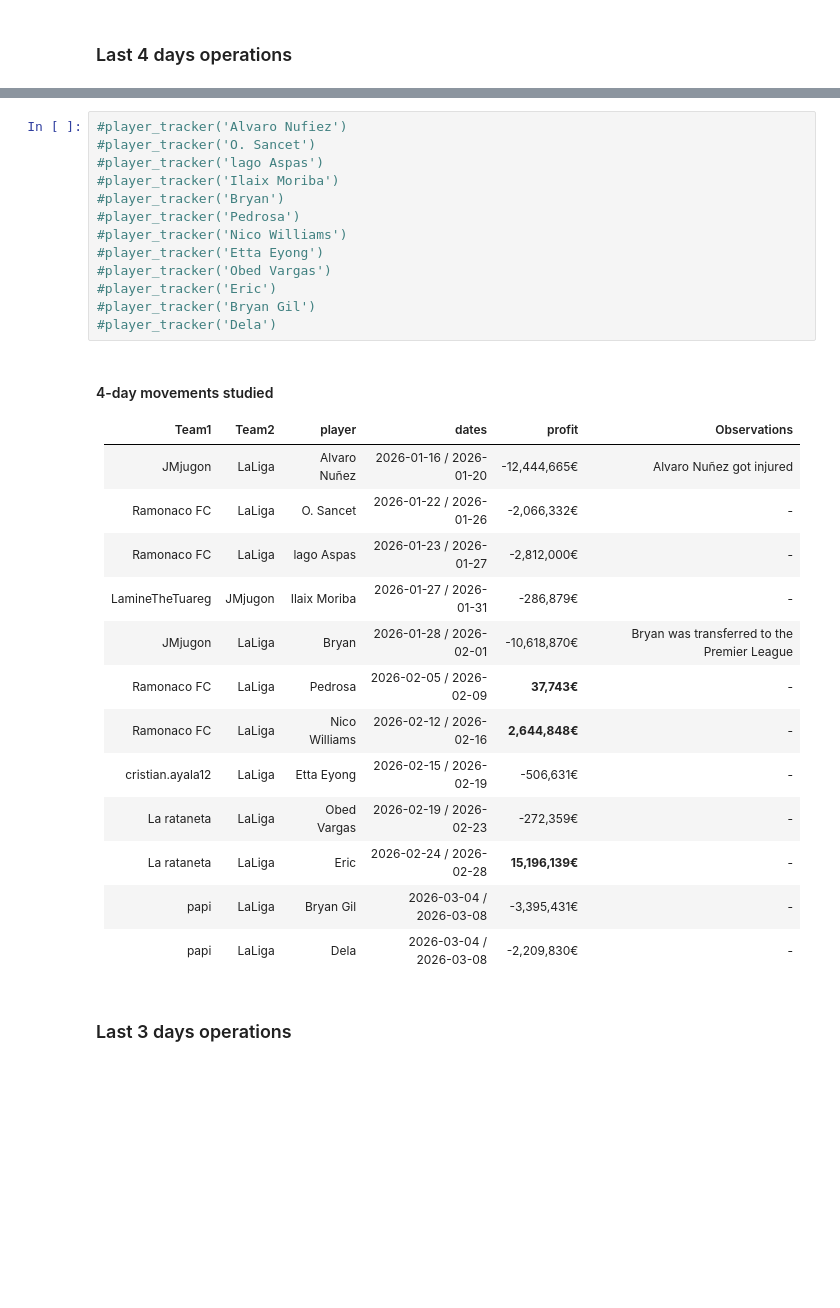
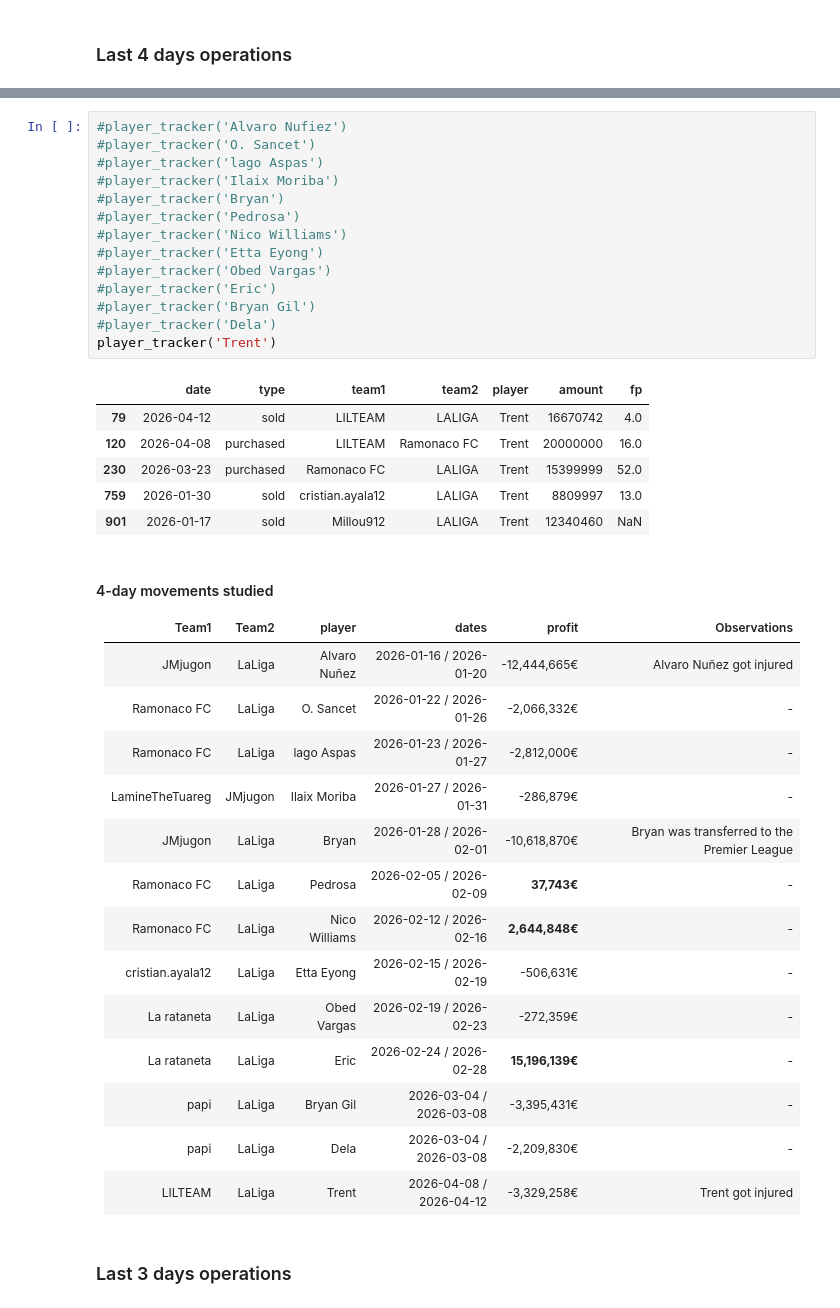
Before and after one commit to josepsanz/tebasstorm, a Jupyter notebook: nb/tebas_report.ipynb, the cells around one changed output, grey strips where cells are left out. Cells and saved outputs as stored; diff of their text form; blank space fills up the shorter version.

```diff
--- a/nb/tebas_report.ipynb
+++ b/nb/tebas_report.ipynb
@@ -679,16 +749,24 @@ targets[targets['fp'] == 4]
 # %%
 #player_tracker('Alvaro Nufiez')
 #player_tracker('O. Sancet')
 #player_tracker('lago Aspas')
 #player_tracker('Ilaix Moriba')
 #player_tracker('Bryan')
 #player_tracker('Pedrosa')
 #player_tracker('Nico Williams')
 #player_tracker('Etta Eyong')
 #player_tracker('Obed Vargas')
 #player_tracker('Eric')
 #player_tracker('Bryan Gil')
 #player_tracker('Dela')
+player_tracker('Trent')
+# %% [output]
+|  | date | type | team1 | team2 | player | amount | fp |
+| 79 | 2026-04-12 | sold | LILTEAM | LALIGA | Trent | 16670742 | 4.0 |
+| 120 | 2026-04-08 | purchased | LILTEAM | Ramonaco FC | Trent | 20000000 | 16.0 |
+| 230 | 2026-03-23 | purchased | Ramonaco FC | LALIGA | Trent | 15399999 | 52.0 |
+| 759 | 2026-01-30 | sold | cristian.ayala12 | LALIGA | Trent | 8809997 | 13.0 |
+| 901 | 2026-01-17 | sold | Millou912 | LALIGA | Trent | 12340460 | NaN |
 # %% [markdown]
 
 #### 4-day movements studied
@@ -707,6 +785,7 @@ targets[targets['fp'] == 4]
 | La rataneta       | LaLiga    | Eric          | 2026-02-24 / 2026-02-28   | **15,196,139€**   | -                         |
 | papi              | LaLiga    | Bryan Gil     | 2026-03-04 / 2026-03-08   | -3,395,431€       | -                         |
 | papi              | LaLiga    | Dela          | 2026-03-04 / 2026-03-08   | -2,209,830€       | -                         |
+| LILTEAM           | LaLiga    | Trent         | 2026-04-08 / 2026-04-12   | -3,329,258€       | Trent got injured         |
 # %% [markdown]
 ### Last 3 days operations
 # %%
```
Also changed, not shown: parts of 26 cells of this notebook, 1 other file.
